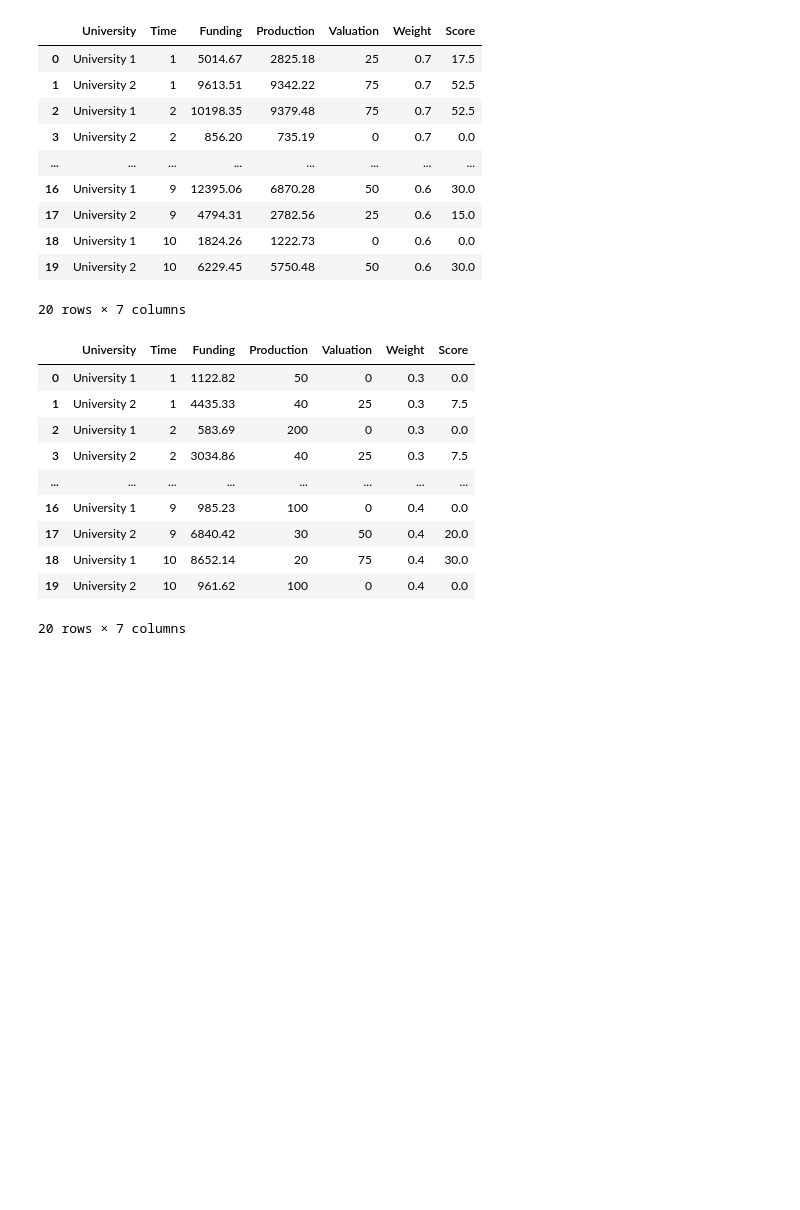
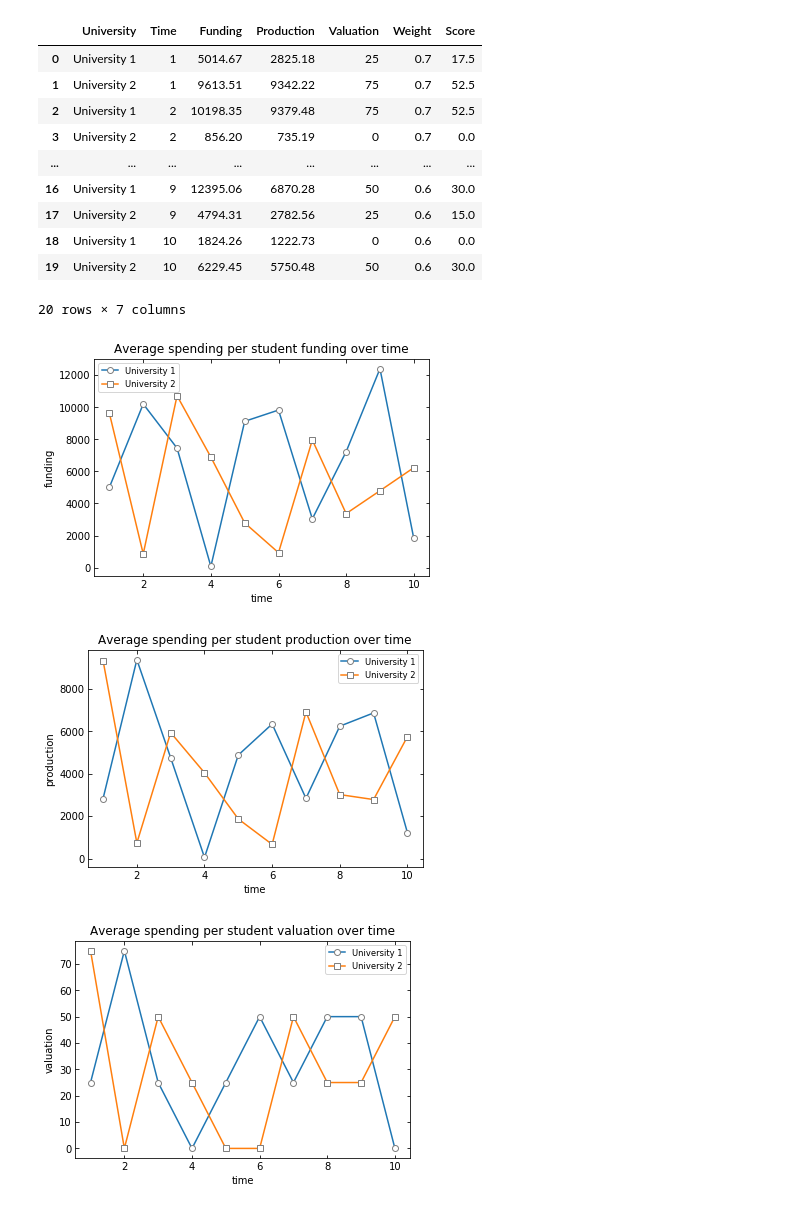
Before and after one commit to DavidBalash/agent_based_models, a Jupyter notebook: ranking_notebook.ipynb, the cells around one changed output. Drawn from its saved outputs; the diff is of its cells as text; code cells hidden in the pictures; blank space fills up the shorter version.

```diff
--- a/ranking_notebook.ipynb
+++ b/ranking_notebook.ipynb
@@ -153,29 +177,33 @@ model = RankingModel(U, attributes, random_seed=13579)
 
 # Run the model for T time steps
 model.run(T)
-
-# Display the attribute values
-display_attributes(model, all_rows=False)
-# %% [output]
-|  | University | Time | Funding | Production | Valuation | Weight | Score |
-| 0 | University 1 | 1 | 5014.67 | 2825.18 | 25 | 0.7 | 17.5 |
-| 1 | University 2 | 1 | 9613.51 | 9342.22 | 75 | 0.7 | 52.5 |
-| 2 | University 1 | 2 | 10198.35 | 9379.48 | 75 | 0.7 | 52.5 |
-| 3 | University 2 | 2 | 856.20 | 735.19 | 0 | 0.7 | 0.0 |
-| ... | ... | ... | ... | ... | ... | ... | ... |
-| 16 | University 1 | 9 | 12395.06 | 6870.28 | 50 | 0.6 | 30.0 |
-| 17 | University 2 | 9 | 4794.31 | 2782.56 | 25 | 0.6 | 15.0 |
-| 18 | University 1 | 10 | 1824.26 | 1222.73 | 0 | 0.6 | 0.0 |
-| 19 | University 2 | 10 | 6229.45 | 5750.48 | 50 | 0.6 | 30.0 |
-20 rows × 7 columns
-|  | University | Time | Funding | Production | Valuation | Weight | Score |
-| 0 | University 1 | 1 | 1122.82 | 50 | 0 | 0.3 | 0.0 |
-| 1 | University 2 | 1 | 4435.33 | 40 | 25 | 0.3 | 7.5 |
-| 2 | University 1 | 2 | 583.69 | 200 | 0 | 0.3 | 0.0 |
-| 3 | University 2 | 2 | 3034.86 | 40 | 25 | 0.3 | 7.5 |
-| ... | ... | ... | ... | ... | ... | ... | ... |
-| 16 | University 1 | 9 | 985.23 | 100 | 0 | 0.4 | 0.0 |
-| 17 | University 2 | 9 | 6840.42 | 30 | 50 | 0.4 | 20.0 |
-| 18 | University 1 | 10 | 8652.14 | 20 | 75 | 0.4 | 30.0 |
-| 19 | University 2 | 10 | 961.62 | 100 | 0 | 0.4 | 0.0 |
-20 rows × 7 columns
+# %%
+# Display the attribute values
+display_attribute(model, 'Average Spending Per Student', all_rows=False)
+
+# Plot the attribute funding over time
+line_plot(find_values_by_agent(model, 'Average Spending Per Student', 'funding'),
+          'time', 'funding', 'Average spending per student funding over time')
+
+# Plot the attribute production over time
+line_plot(find_values_by_agent(model, 'Average Spending Per Student', 'production'),
+          'time', 'production', 'Average spending per student production over time')
+
+# Plot the attribute valuation over time
+line_plot(find_values_by_agent(model, 'Average Spending Per Student', 'valuation'),
+          'time', 'valuation', 'Average spending per student valuation over time')
+# %% [output]
+|  | University | Time | Funding | Production | Valuation | Weight | Score |
+| 0 | University 1 | 1 | 5014.67 | 2825.18 | 25 | 0.7 | 17.5 |
+| 1 | University 2 | 1 | 9613.51 | 9342.22 | 75 | 0.7 | 52.5 |
+| 2 | University 1 | 2 | 10198.35 | 9379.48 | 75 | 0.7 | 52.5 |
+| 3 | University 2 | 2 | 856.20 | 735.19 | 0 | 0.7 | 0.0 |
+| ... | ... | ... | ... | ... | ... | ... | ... |
+| 16 | University 1 | 9 | 12395.06 | 6870.28 | 50 | 0.6 | 30.0 |
+| 17 | University 2 | 9 | 4794.31 | 2782.56 | 25 | 0.6 | 15.0 |
+| 18 | University 1 | 10 | 1824.26 | 1222.73 | 0 | 0.6 | 0.0 |
+| 19 | University 2 | 10 | 6229.45 | 5750.48 | 50 | 0.6 | 30.0 |
+20 rows × 7 columns
+[figure, added]
+[figure, added]
+[figure, added]
```
Also changed, not shown: parts of 9 cells of this notebook, 4 other files.
